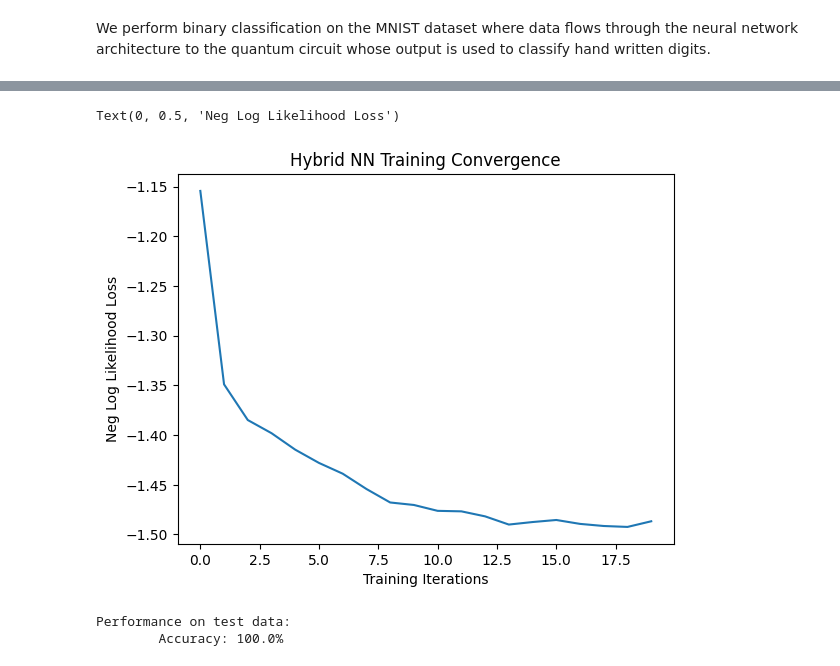
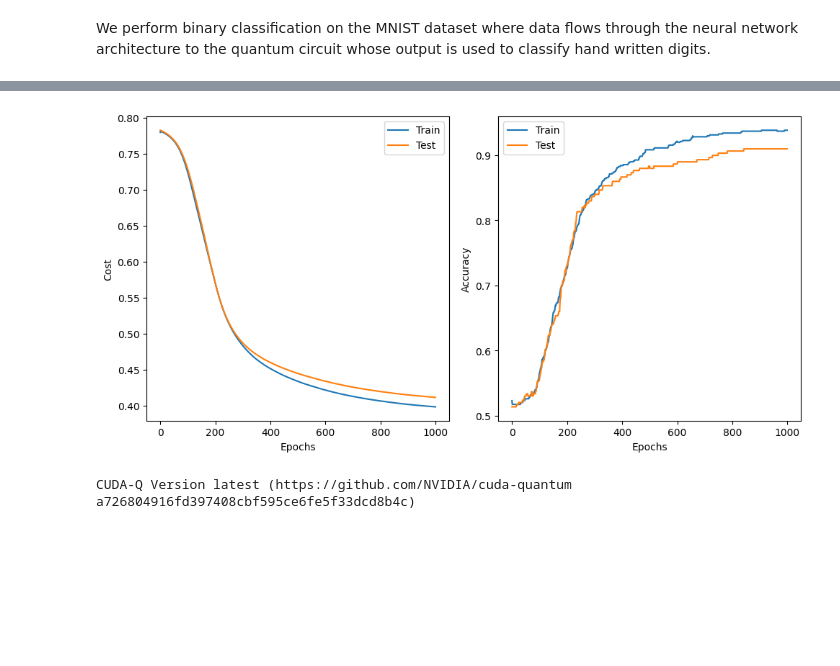
Before and after one commit to fermioniq/cuda-quantum, a Jupyter notebook: docs/sphinx/examples/python/tutorials/hybrid_qnns.ipynb, the cells around one changed output, grey strips where cells are left out. Saved outputs shown, nothing was run; the diff lists cells and outputs as text; code cells hidden in the pictures; blank space fills up the shorter version.

```diff
--- a/docs/sphinx/examples/python/tutorials/hybrid_qnns.ipynb
+++ b/docs/sphinx/examples/python/tutorials/hybrid_qnns.ipynb
@@ -81,0 +35,8 @@ test_loader = torch.utils.data.DataLoader(X_test, batch_size=1, shuffle=True)
+# %%
+# Set CUDAQ and PyTorch to run on either CPU or GPU.
+
+device = torch.device('cpu')
+cudaq.set_target("qpp-cpu")
+
+# cudaq.set_target("nvidia")
+# device = torch.device("cuda:0")
@@ -81,0 +104,3 @@ test_loader = torch.utils.data.DataLoader(X_test, batch_size=1, shuffle=True)
+# %%
+x_train, x_test, y_train, y_test = prepare_data(target_digits, sample_count,
+                                                test_size)
@@ -151,15 +192,15 @@ class QuantumFunction(Function):
 # %%
 class QuantumLayer(nn.Module):
-    """Encapsulates a quantum circuit and a quantum function into a quantum layer"""
+    """Encapsulates a quantum circuit into a quantum layer adhering PyTorch convention"""
 
     def __init__(self, qubit_count: int, hamiltonian, shift: torch.tensor):
         super(QuantumLayer, self).__init__()
 
-        # 1 qubit quantum circuit.
         self.quantum_circuit = QuantumFunction(qubit_count, hamiltonian)
         self.shift = shift
 
     def forward(self, input):
-        ans = QuantumFunction.apply(input, self.quantum_circuit, self.shift)
 
-        return ans
+        result = QuantumFunction.apply(input, self.quantum_circuit, self.shift)
+
+        return result
@@ -263,31 +206,0 @@ Training [100%] Loss: -1.4867
-# %%
-plt.plot(epoch_loss)
-plt.title("Hybrid NN Training Convergence")
-plt.xlabel("Training Iterations")
-
-plt.ylabel("Neg Log Likelihood Loss")
-# %% [output]
-Text(0, 0.5, 'Neg Log Likelihood Loss')
-[figure, removed]
-# %%
-# Testing on the test set.
-
-model.eval()
-with torch.no_grad():
-    correct = 0
-    for batch_idx, (data, target) in enumerate(test_loader):
-        data, target = data.to(device), target.to(device)
-
-        output = model(data).to(device)
-
-        pred = output.argmax(dim=1, keepdim=True)
-        correct += pred.eq(target.view_as(pred)).sum().item()
-
-        loss = loss_func(output, target)
-        epoch_loss.append(loss.item())
-
-    print("Performance on test data:\n\tAccuracy: {:.1f}%".format(
-        correct / len(test_loader) * 100))
-# %% [output]
-Performance on test data:
-        Accuracy: 100.0%
@@ -293,0 +243,3 @@ Performance on test data:
+# %%
+def accuracy_score(y, y_hat):
+    return sum((y == (y_hat >= classification_threshold))) / len(y)
@@ -293,0 +285,25 @@ Performance on test data:
+# %%
+plt.figure(figsize=(10, 5))
+
+plt.subplot(1, 2, 1)
+plt.plot(training_cost, label='Train')
+plt.plot(testing_cost, label='Test')
+plt.xlabel('Epochs')
+plt.ylabel('Cost')
+plt.legend()
+
+plt.subplot(1, 2, 2)
+plt.plot(training_accuracy, label='Train')
+plt.plot(testing_accuracy, label='Test')
+plt.xlabel('Epochs')
+plt.ylabel('Accuracy')
+plt.legend()
+
+plt.tight_layout()
+plt.show()
+# %% [output]
+[figure, added]
+# %%
+print(cudaq.__version__)
+# %% [output]
+CUDA-Q Version latest (https://github.com/NVIDIA/cuda-quantum a726804916fd397408cbf595ce6fe5f33dcd8b4c)
```
Also changed, not shown: parts of 14 cells of this notebook, 6 other files.
